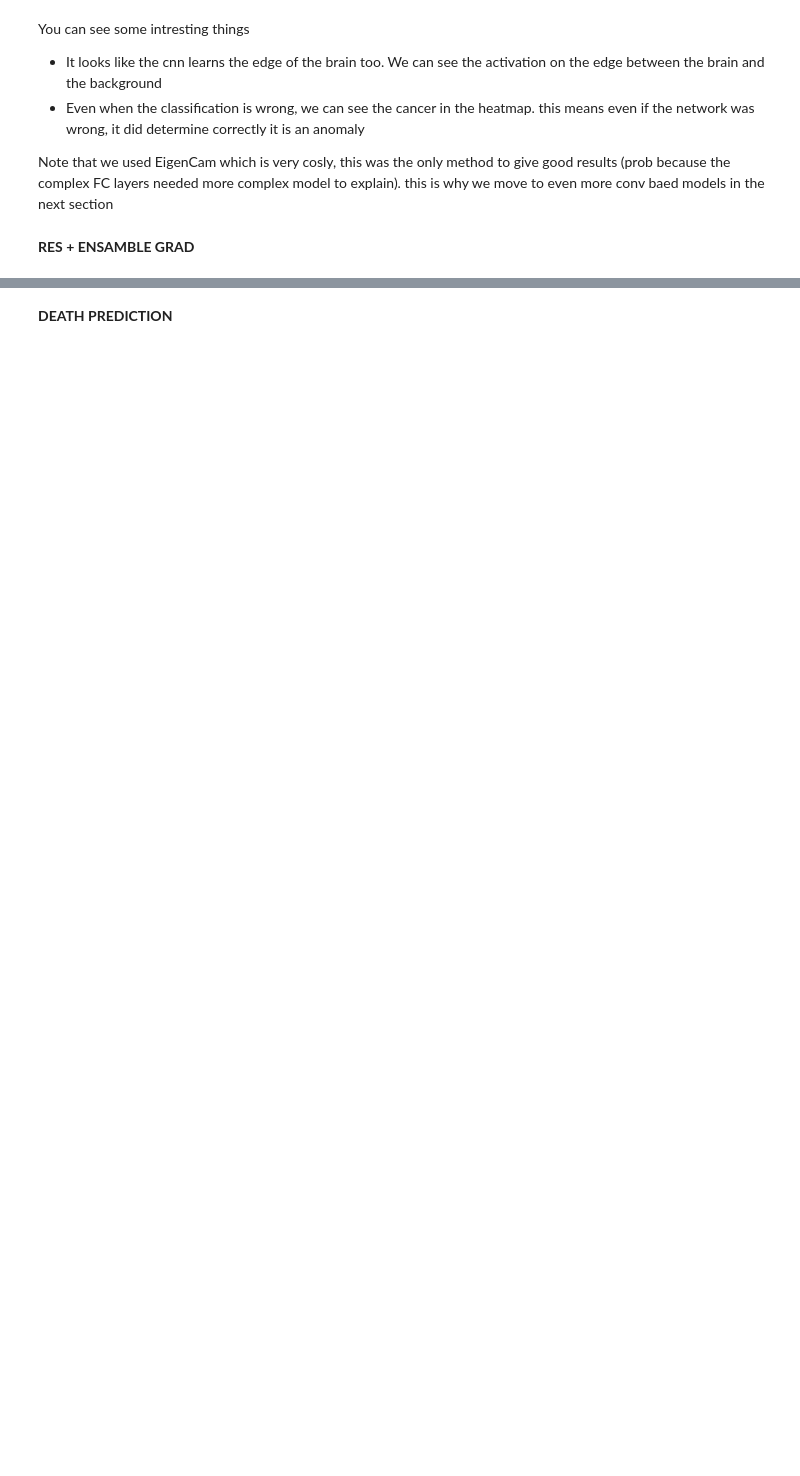
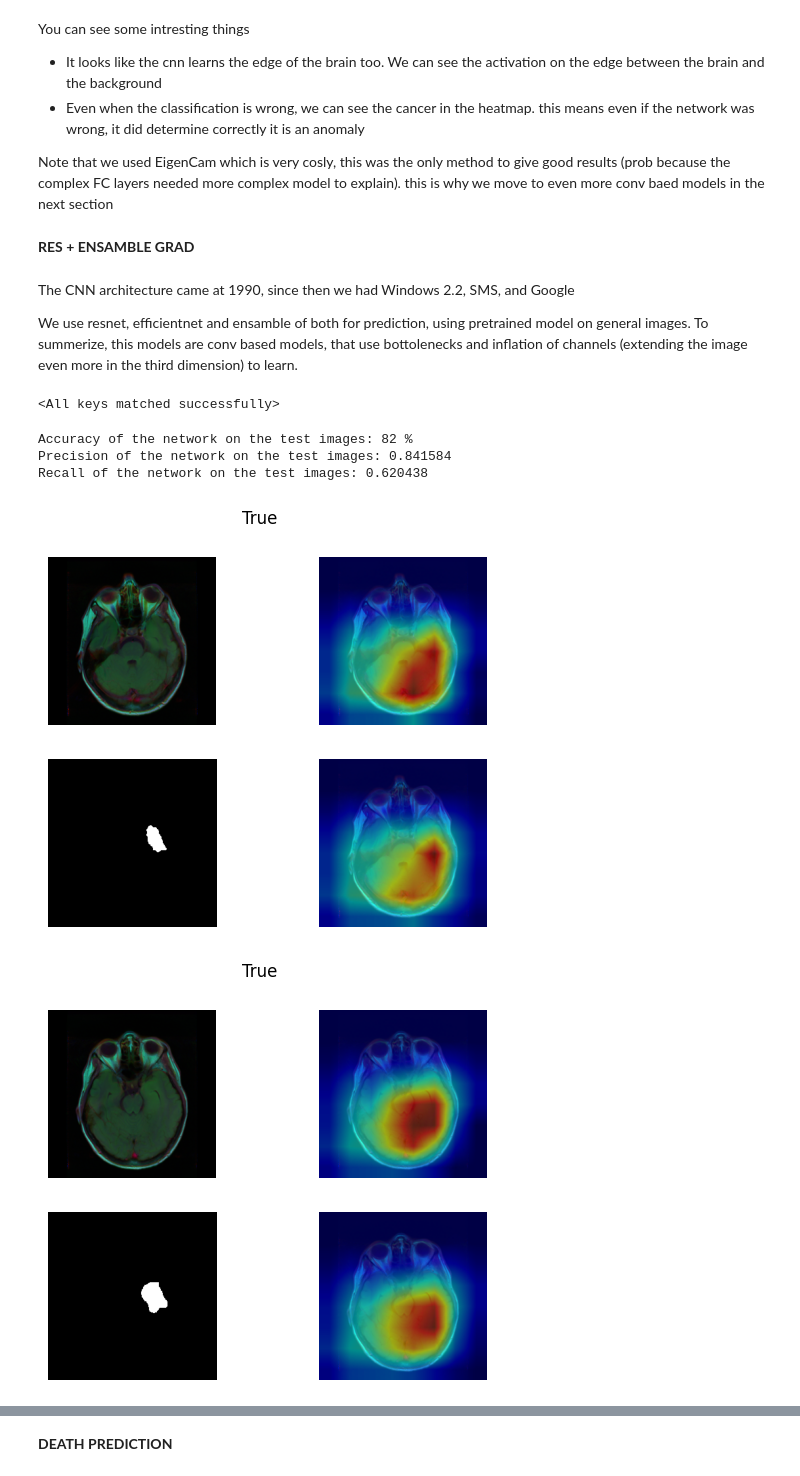
Before and after one commit to tsents/Brain-MRI, a Jupyter notebook: final.ipynb, the cells around one changed output, grey strips where cells are left out. Saved outputs shown, nothing was run; the diff lists cells and outputs as text; code cells hidden in the pictures; blank space fills up the shorter version.

```diff
--- a/final.ipynb
+++ b/final.ipynb
@@ -134,3 +147,22 @@ You can see some intresting things
 Note that we used EigenCam which is very cosly, this was the only method to give good results (prob because the complex FC layers needed more complex model to explain). this is why we move to even more conv baed models in the next section
 # %% [markdown]
 **RES + ENSAMBLE GRAD**
+# %% [markdown]
+The CNN architecture came at 1990, since then we had Windows 2.2, SMS, and Google
+
+We use resnet, efficientnet and ensamble of both for prediction, using pretrained model on general images.
+To summerize, this models are conv based models, that use bottolenecks and inflation of channels (extending the image even more in the third dimension) to learn.
+# %%
+import torchvision.models as models
+
+device = res_define.device
+resnet = models.resnet18(pretrained=True)
+
+# Modify the last layer for binary classification
+num_classes = 1
+resnet.fc = nn.Sequential(
+    nn.Linear(resnet.fc.in_features, num_classes),
+    nn.Sigmoid()  # Sigmoid activation for binary classification
+)
+
+resnet = resnet.to(device)
@@ -136,0 +173,20 @@ Note that we used EigenCam which is very cosly, this was the only method to give
+# %%
+#if you want to load from our save
+resnet.load_state_dict(torch.load('resnet.pth'))
+# %% [output]
+<All keys matched successfully>
+# %%
+resnet.eval()
+res_define.test_model(resnet,test_dl)
+# %% [output]
+Accuracy of the network on the test images: 82 %
+Precision of the network on the test images: 0.841584
+Recall of the network on the test images: 0.620438
+# %%
+res_define.visualize_prediction(resnet,resnet.layer4,'kaggle_3m/TCGA_CS_5397_20010315/TCGA_CS_5397_20010315_8.tif')
+res_define.visualize_prediction(resnet,resnet.layer4,'kaggle_3m/TCGA_CS_5397_20010315/TCGA_CS_5397_20010315_9.tif')
+res_define.visualize_prediction(resnet,resnet.layer4,'kaggle_3m/TCGA_CS_5397_20010315/TCGA_CS_5397_20010315_10.tif')
+res_define.visualize_prediction(resnet,resnet.layer4,'kaggle_3m/TCGA_CS_5397_20010315/TCGA_CS_5397_20010315_11.tif')
+# %% [output]
+[figure, added]
+[figure, added]
```
Also changed, not shown: parts of 24 cells of this notebook, 6 other files.
